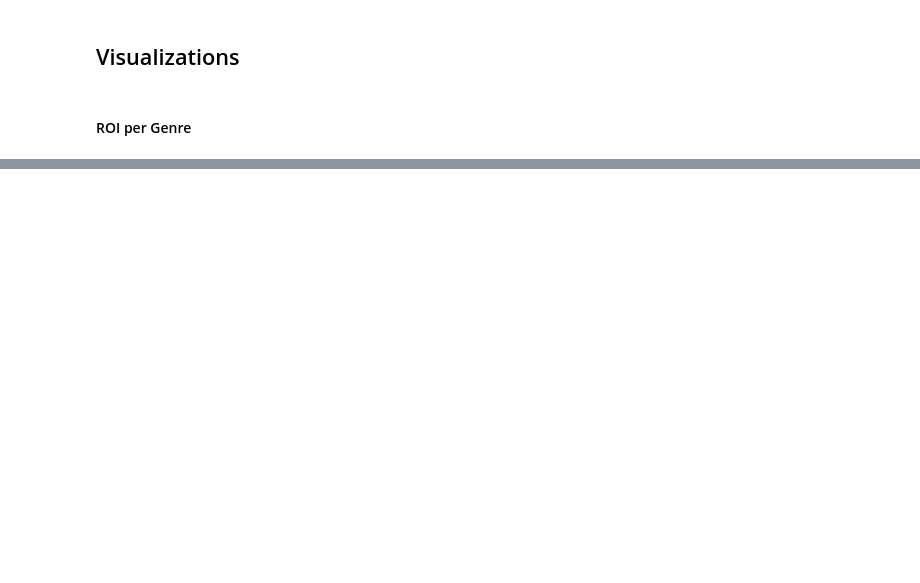
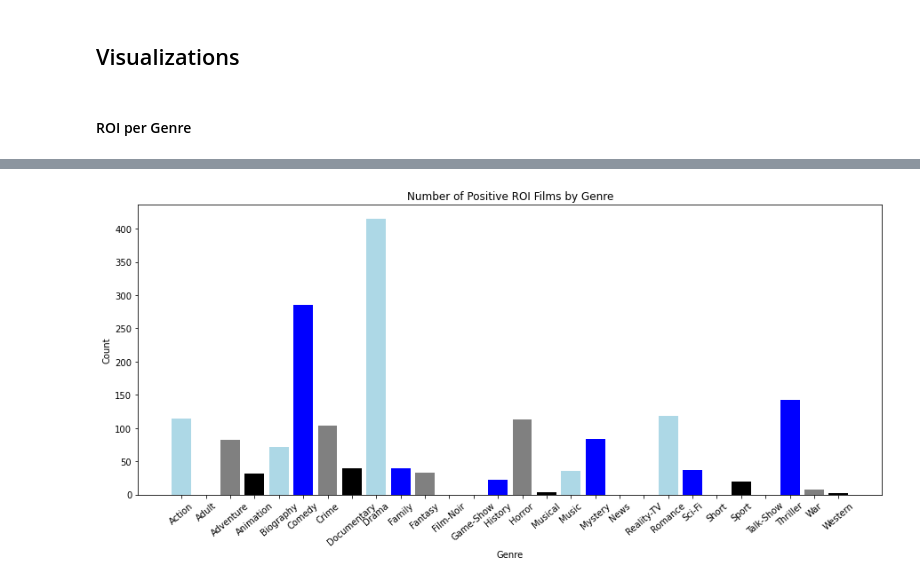
Before and after one commit to jbaumgit/Linear-Regression-and-Statistical-Analysis-on-Box-Office-Movie-Performance, a Jupyter notebook: MainNotebook.ipynb, the cells around one changed output, grey strips where cells are left out. Cells and saved outputs as stored; diff of their text form; code cells hidden in the pictures; blank space fills up the shorter version.

```diff
--- a/MainNotebook.ipynb
+++ b/MainNotebook.ipynb
@@ -1539,0 +1444,15 @@ plt.xticks(rotation=40);
+# %%
+#Create new Dataframe of all films with Positive (greater than 1) domestic ROI
+pos_ROI = movie_df[movie_df["ROI"]>1]
+#Filter for Budget within our Whisker plot findings for normal range
+prod_budget_max = 97000000
+pos_ROI = pos_ROI[pos_ROI["production_budget"]<=prod_budget_max]
+# %%
+#Find the number of each genre within the budget and ROI constraints
+flag_sum = []
+for genre in genre_list:
+    g = sum(pos_ROI[genre])
+    flag_sum.append(g)
+#Zip into dictionary to look at numbers
+genre_counts = dict(zip(genre_list, flag_sum))
+genre_counts
@@ -1539,0 +1477,14 @@ plt.xticks(rotation=40);
+# %%
+#Graph number of positive ROI films by Genre
+fig, ax = plt.subplots(figsize=(15, 6))
+
+ax.bar(
+    x=genre_list,
+    height=flag_sum,
+    color=['lightblue', 'blue', 'gray', 'black'])
+ax.set_title("Number of Positive ROI Films by Genre")
+ax.set_xlabel("Genre")
+ax.set_ylabel("Count")
+plt.xticks(rotation=40);
+# %% [output]
+[figure, added]
```
Also changed, not shown: parts of 8 cells of this notebook.
